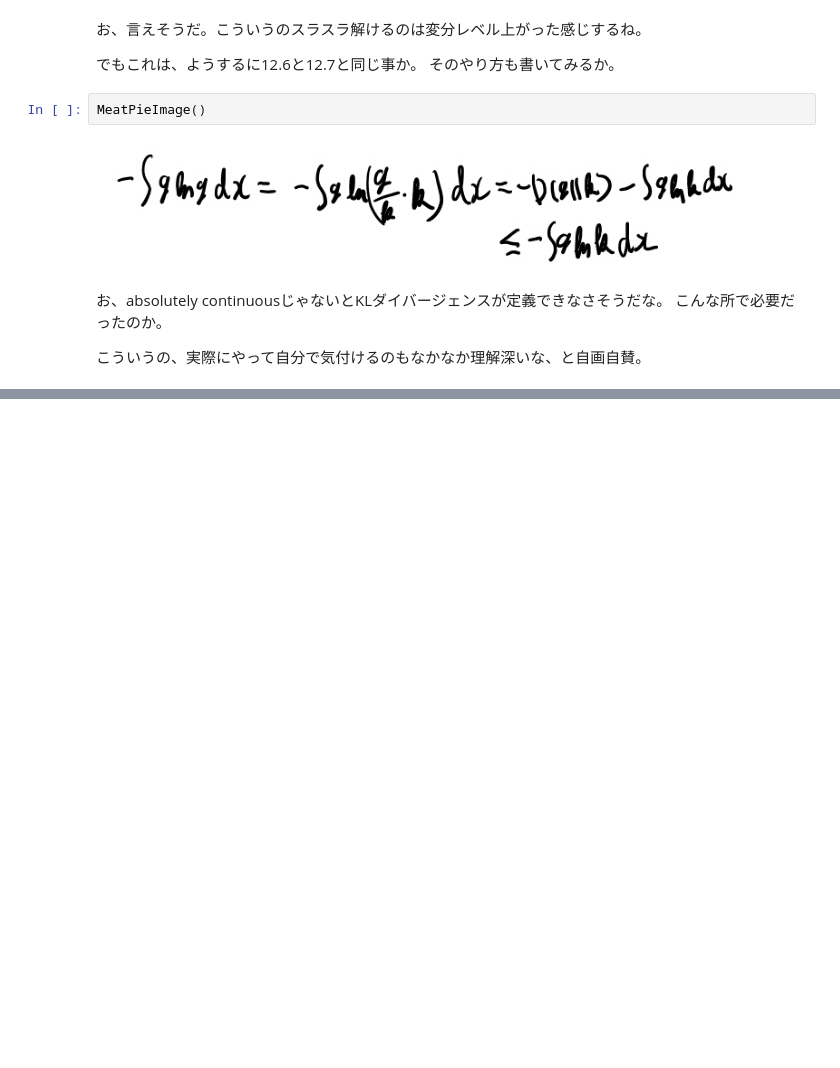
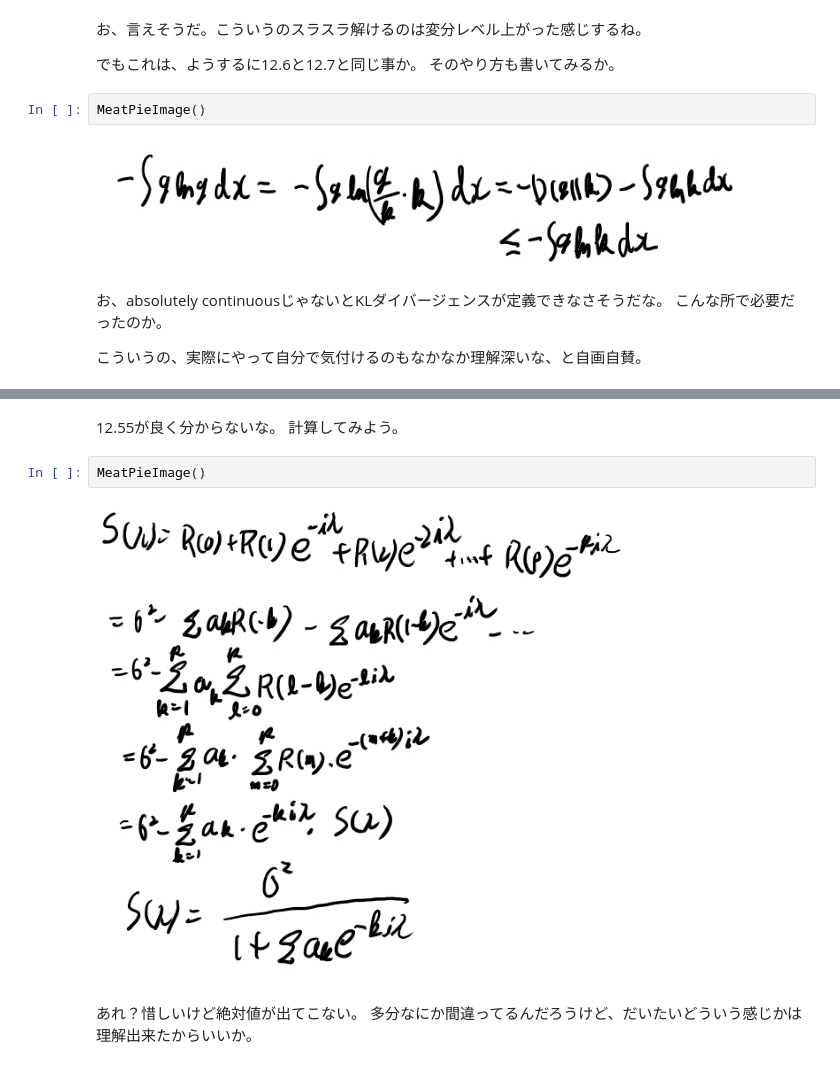
Before and after one commit to karino2/karino2.github.io, a Jupyter notebook: ipynb/2019-03-22-135325.ipynb, the cells around one changed output, grey strips where cells are left out. Cells and saved outputs as stored; diff of their text form; blank space fills up the shorter version.

```diff
--- a/ipynb/2019-03-22-135325.ipynb
+++ b/ipynb/2019-03-22-135325.ipynb
@@ -117,0 +164,10 @@ MeatPieImage()
+# %% [markdown]
+12.55が良く分からないな。
+計算してみよう。
+# %%
+MeatPieImage()
+# %% [output]
+[figure, added]
+# %% [markdown]
+あれ？惜しいけど絶対値が出てこない。
+多分なにか間違ってるんだろうけど、だいたいどういう感じかは理解出来たからいいか。
```
Also changed, not shown: parts of 7 cells of this notebook.
